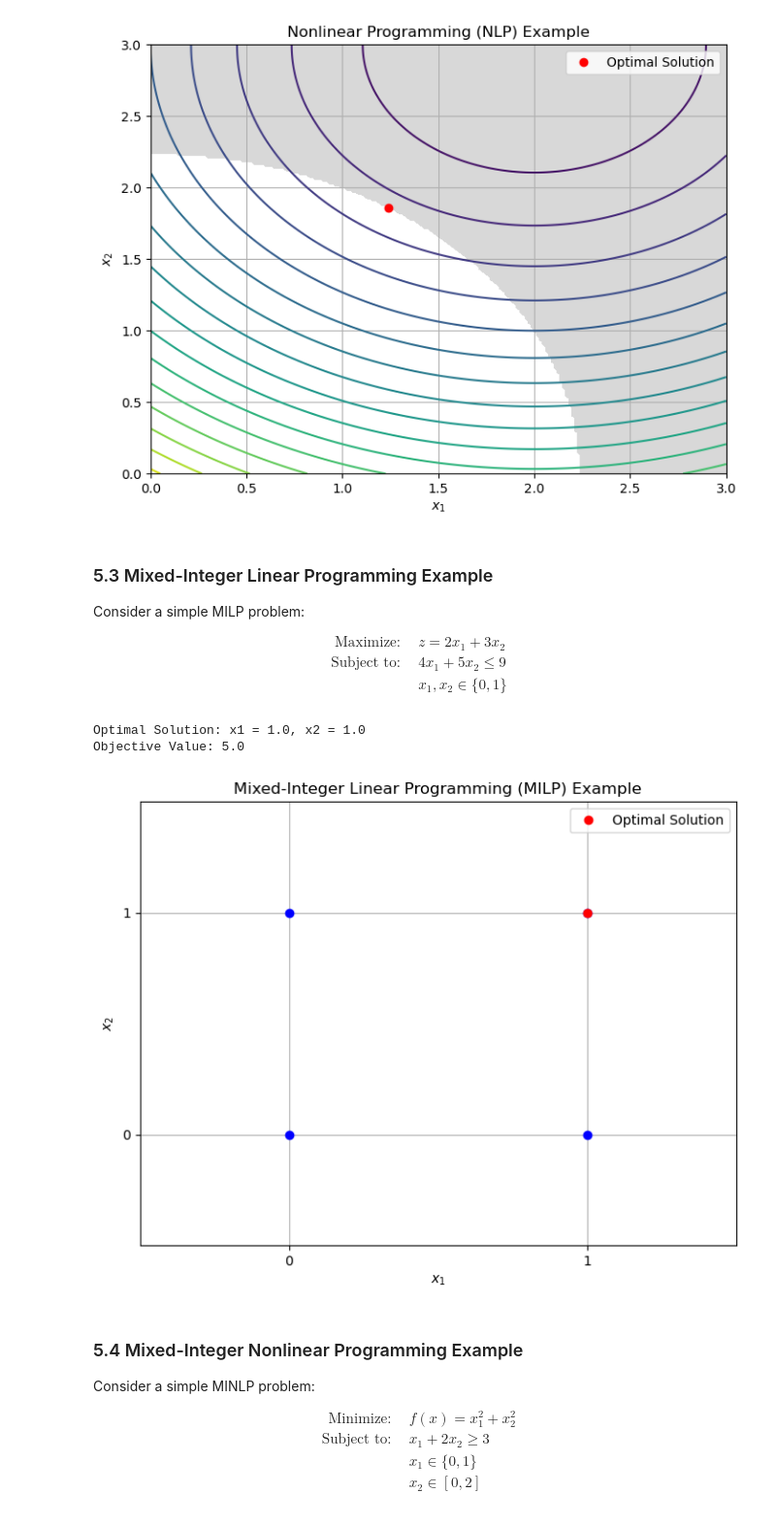
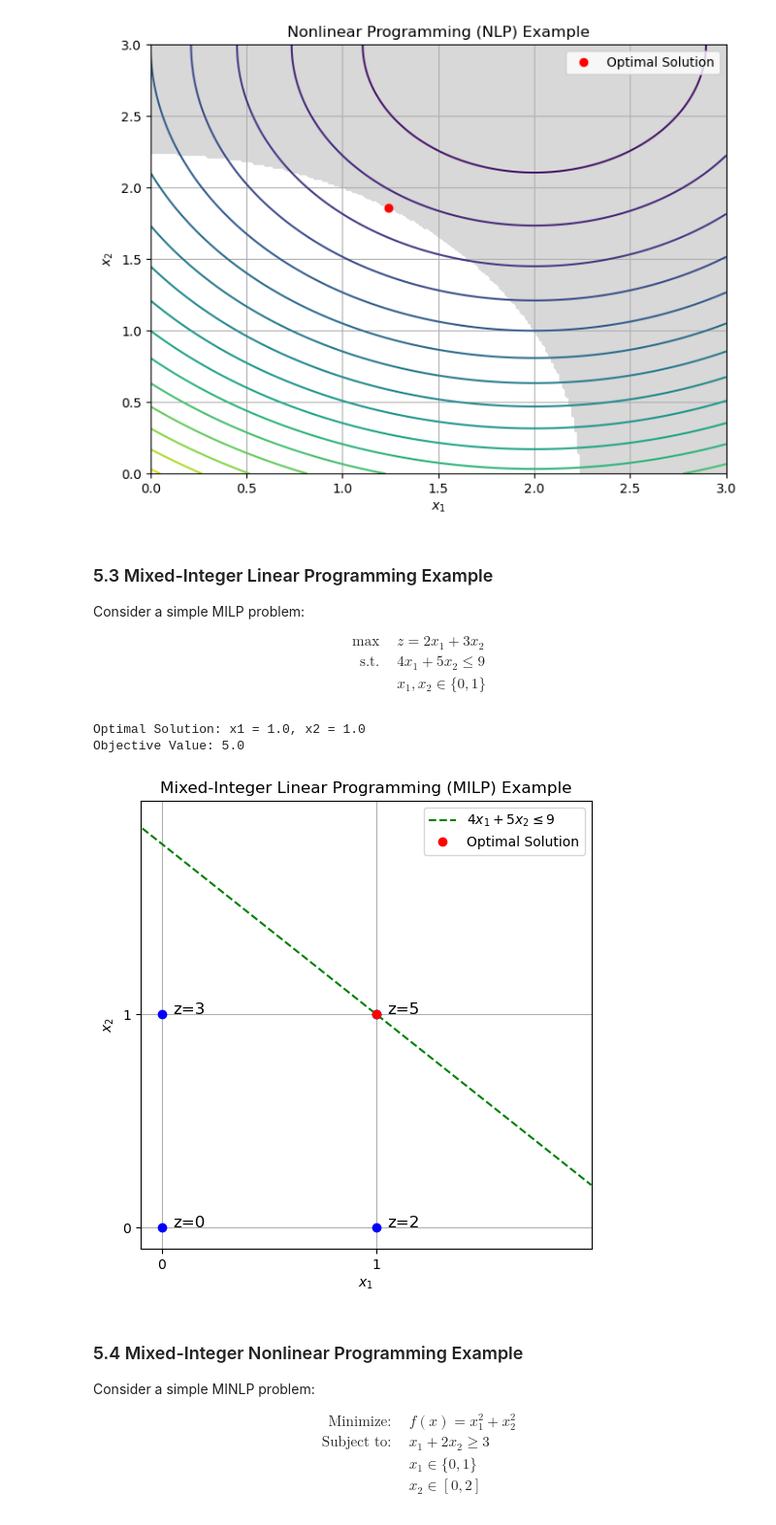
Before and after one commit to SECQUOIA/pyomo-summer-ws, a Jupyter notebook: notebooks/PyomoFundamentals/Pyomo_Fundamental.ipynb, the cells around one changed output. Shown at 97% size. Cells and saved outputs as stored; diff of their text form; code cells hidden in the pictures.

Commit message:
Added the constraint line for the MILP Example.

```diff
--- a/notebooks/PyomoFundamentals/Pyomo_Fundamental.ipynb
+++ b/notebooks/PyomoFundamentals/Pyomo_Fundamental.ipynb
@@ -323,8 +323,8 @@ Objective Value: 1.8754844752885143
  Consider a simple MILP problem:
 
 \begin{align*}
-\text{Maximize:} & \quad z = 2x_1 + 3x_2 \\[10pt]
-\text{Subject to:} & \quad 4x_1 + 5x_2 \leq 9 \\[10pt]
+\max & \quad z = 2x_1 + 3x_2 \\[10pt]
+\text{s.t.} & \quad 4x_1 + 5x_2 \leq 9 \\[10pt]
                    & \quad x_1, x_2 \in \{0, 1\}
 \end{align*}
 # %%
@@ -357,41 +357,48 @@ solver.solve(model)
 
 # CPLEX solver (requires CPLEX installation)
 # solver = pyo.SolverFactory('cplex')
 
 # To use Gurobi solver (requires Gurobi installation)
 # solver = pyo.SolverFactory('gurobi')
 
 # Display the results
 x1_value = model.x1()
 x2_value = model.x2()
 objective_value = model.obj()
 
 print(f"Optimal Solution: x1 = {x1_value}, x2 = {x2_value}")
 print(f"Objective Value: {objective_value}")
 
 # Plot the feasible points
-feasible_points = [(0, 0), (1, 0), (0, 1), (1, 1)]
-feasible_values = [2 * x1 + 3 * x2 for x1, x2 in feasible_points if 4 * x1 + 5 * x2 <= 9]
+feasible_points = [(x1, x2) for x1 in [0, 1] for x2 in [0, 1] if 4 * x1 + 5 * x2 <= 9]
 
-plt.figure(figsize=(8, 6))
+plt.figure(figsize=(6, 6))
 for (x1, x2) in feasible_points:
-    if 4 * x1 + 5 * x2 <= 9:
-        plt.plot(x1, x2, 'bo')
+    plt.plot(x1, x2, 'bo')
+    plt.text(x1 + 0.05, x2, f'z={2*x1 + 3*x2}', fontsize=12)
+
+# Define the constraint line
+x_line = np.linspace(-0.5, 2, 200)
+y_line = (9 - 4 * x_line) / 5
+
+# Plot the constraint line
+plt.plot(x_line, y_line, 'g--', label=r'$4x_1 + 5x_2 \leq 9$')
+
 plt.plot(x1_value, x2_value, 'ro', label='Optimal Solution')
-plt.xlim(-0.5, 1.5)
-plt.ylim(-0.5, 1.5)
+plt.xlim(-0.1, 2)
+plt.ylim(-0.1, 2)
 plt.xlabel(r'$x_1$')
 plt.ylabel(r'$x_2$')
 plt.title('Mixed-Integer Linear Programming (MILP) Example')
 plt.xticks([0, 1])
 plt.yticks([0, 1])
 plt.grid(True)
 plt.legend()
 plt.show()
 # %% [output]
 Optimal Solution: x1 = 1.0, x2 = 1.0
 Objective Value: 5.0
-[figure, old version]
+[figure, new version]
 # %% [markdown]
 ### 5.4 Mixed-Integer Nonlinear Programming Example
 
```
